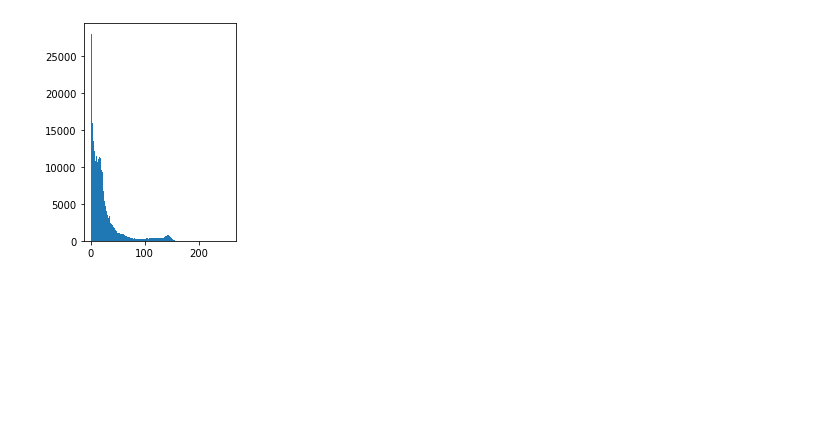
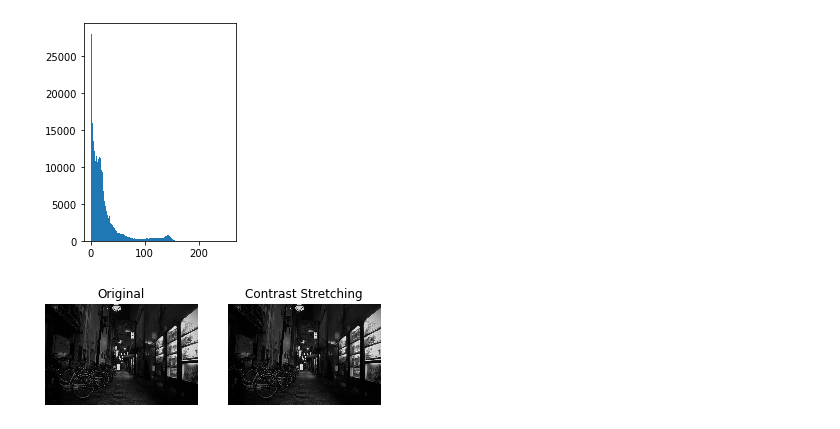
Before and after one commit to anwarfarihin/lab-pengcit, a Jupyter notebook: Tugas Lab 2 - Images/TugasLab2_Muhammad Anwar Farihin_1706039635.ipynb, the cells around one changed output. Saved outputs shown, nothing was run; the diff lists cells and outputs as text; code cells hidden in the pictures; blank space fills up the shorter version.

```diff
--- a/Tugas Lab 2 - Images/TugasLab2_Muhammad Anwar Farihin_1706039635.ipynb
+++ b/Tugas Lab 2 - Images/TugasLab2_Muhammad Anwar Farihin_1706039635.ipynb
@@ -20,3 +20,17 @@ plt.subplot(1,2,1); plt.hist(gray.flatten(), 256, range=(0,256))
 plt.show()
 # %% [output]
 [figure]
+# %%
+import numpy as np
+# nomor 1 c
+mn = min(img1gray.flatten())
+mx = max(img1gray.flatten())
+b=int(np.floor(255 / (mx - mn)))
+img1cs = (img1gray-mn)*b
+plt.subplot(1,2,1); plt.imshow(img1gray,cmap=plt.cm.gray)
+plt.title('Original'); plt.axis("off")
+plt.subplot(1,2,2); plt.imshow(img1cs,cmap=plt.cm.gray)
+plt.title('Contrast Stretching'); plt.axis("off")
+plt.show()
+# %% [output]
+[figure, added]
```
Also changed, not shown: parts of 8 cells of this notebook, 1 other file.
